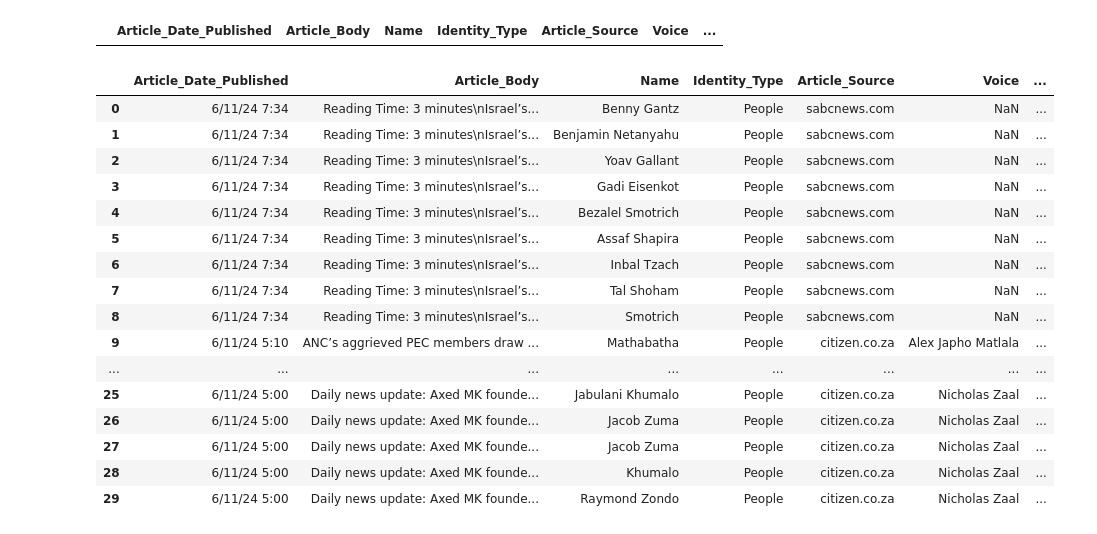
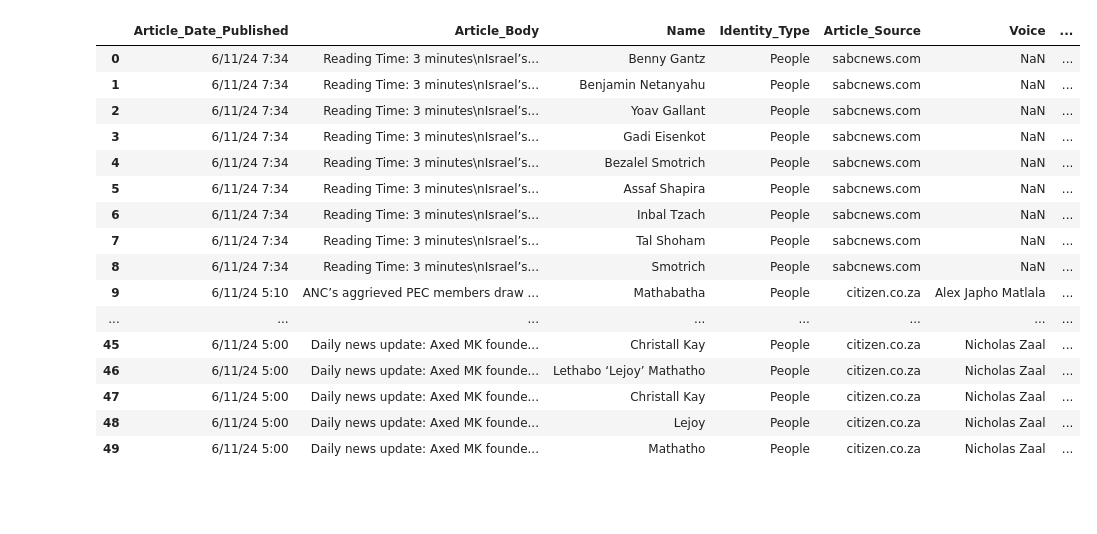
Before and after one commit to RevanthYalamanch/iX_Voxcroft2024, a Jupyter notebook: lydia0611.ipynb, the cells around one changed output. Drawn from its saved outputs; the diff is of its cells as text; code cells hidden in the pictures; blank space fills up the shorter version.

```diff
--- a/lydia0611.ipynb
+++ b/lydia0611.ipynb
@@ -13,20 +13,21 @@ df_new.rename(columns={'Article_Content_People_AI_Model': 'Name'}, inplace=True)
 df_new.rename(columns={'Article_Content_Entities_AI_Model': 'Identity_Type'}, inplace=True)
 #new column with the position of the name relative to the others in the article
 df_new['Position'] = np.nan
+#new column with the article associated
+df_new['Article'] = np.nan
-# %% [output]
-|  | Article_Date_Published | Article_Body | Name | Identity_Type | Article_Source | Voice | ... |
 # %%
 #create a subset of the data - this is what to change to use other parts of the dataset
 subset = df[:1000]
 # %%
 #separate the strings into arrays
-for num in range(0, len(df)):
-    subset.loc[num, 'Article_Content_People_AI_Model'] = str(subset['Article_Content_People_AI_Model'][num]).split("|")
-    subset.loc[num, 'Article_Content_Entities_AI_Model'] = str(subset['Article_Content_Entities_AI_Model'][num]).split("|")
+for num in range(0, len(subset)):
+    subset.at[num, 'Article_Content_People_AI_Model'] = str(subset['Article_Content_People_AI_Model'][num]).split("|")
+    subset.at[num, 'Article_Content_Entities_AI_Model'] = str(subset['Article_Content_Entities_AI_Model'][num]).split("|")
 # %%
 #add the people names
 newdf_counter = 0
 olddf_counter = -1
+article_counter = 0
 for entry in subset['Article_Content_People_AI_Model']:
     olddf_counter+=1
     position_counter = 0
@@ -34,6 +35,7 @@ for entry in subset['Article_Content_People_AI_Model']:
         df_new.loc[newdf_counter, 'Name'] = word
         df_new.loc[newdf_counter, 'Identity_Type'] = 'People'
         df_new.loc[newdf_counter, 'Position'] = position_counter
+        df_new.loc[newdf_counter, 'Article'] = article_counter
         df_new.loc[newdf_counter, 'Article_Date_Published'] = subset.loc[olddf_counter, 'Article_Date_Published']
         df_new.loc[newdf_counter, 'Article_Body'] = subset.loc[olddf_counter, 'Article_Body']
         df_new.loc[newdf_counter, 'Article_Source'] = subset.loc[olddf_counter, 'Article_Source']
@@ -43,10 +45,12 @@ for entry in subset['Article_Content_People_AI_Model']:
         df_new.loc[newdf_counter, 'Article_Topic_Keyword_Identified'] = subset.loc[olddf_counter, 'Article_Topic_Keyword_Identified']
         newdf_counter+=1
         position_counter+=1
+    article_counter+=1
 # %%
 #add the entity names
 newdf_counter = len(df_new)
 olddf_counter = -1
+article_counter = 0
 for entry in subset['Article_Content_Entities_AI_Model']:
     olddf_counter+=1
     position_counter = 0
@@ -54,6 +58,7 @@ for entry in subset['Article_Content_Entities_AI_Model']:
         df_new.loc[newdf_counter, 'Name'] = word
         df_new.loc[newdf_counter, 'Identity_Type'] = 'Entity'
         df_new.loc[newdf_counter, 'Position'] = position_counter
+        df_new.loc[newdf_counter, 'Article'] = article_counter
         df_new.loc[newdf_counter, 'Article_Date_Published'] = subset.loc[olddf_counter, 'Article_Date_Published']
         df_new.loc[newdf_counter, 'Article_Body'] = subset.loc[olddf_counter, 'Article_Body']
         df_new.loc[newdf_counter, 'Article_Source'] = subset.loc[olddf_counter, 'Article_Source']
@@ -63,25 +68,26 @@ for entry in subset['Article_Content_Entities_AI_Model']:
         df_new.loc[newdf_counter, 'Article_Topic_Keyword_Identified'] = subset.loc[olddf_counter, 'Article_Topic_Keyword_Identified']
         newdf_counter+=1
         position_counter+=1
+    article_counter+=1
 # %%
-df_new.head(30)
+df_new.head(50)
 # %% [output]
 |  | Article_Date_Published | Article_Body | Name | Identity_Type | Article_Source | Voice | ... |
 | 0 | 6/11/24 7:34 | Reading Time: 3 minutes\nIsrael’s... | Benny Gantz | People | sabcnews.com | NaN | ... |
 | 1 | 6/11/24 7:34 | Reading Time: 3 minutes\nIsrael’s... | Benjamin Netanyahu | People | sabcnews.com | NaN | ... |
 | 2 | 6/11/24 7:34 | Reading Time: 3 minutes\nIsrael’s... | Yoav Gallant | People | sabcnews.com | NaN | ... |
 | 3 | 6/11/24 7:34 | Reading Time: 3 minutes\nIsrael’s... | Gadi Eisenkot | People | sabcnews.com | NaN | ... |
 | 4 | 6/11/24 7:34 | Reading Time: 3 minutes\nIsrael’s... | Bezalel Smotrich | People | sabcnews.com | NaN | ... |
 | 5 | 6/11/24 7:34 | Reading Time: 3 minutes\nIsrael’s... | Assaf Shapira | People | sabcnews.com | NaN | ... |
 | 6 | 6/11/24 7:34 | Reading Time: 3 minutes\nIsrael’s... | Inbal Tzach | People | sabcnews.com | NaN | ... |
 | 7 | 6/11/24 7:34 | Reading Time: 3 minutes\nIsrael’s... | Tal Shoham | People | sabcnews.com | NaN | ... |
 | 8 | 6/11/24 7:34 | Reading Time: 3 minutes\nIsrael’s... | Smotrich | People | sabcnews.com | NaN | ... |
 | 9 | 6/11/24 5:10 | ANC’s aggrieved PEC members draw ... | Mathabatha | People | citizen.co.za | Alex Japho Matlala | ... |
 | ... | ... | ... | ... | ... | ... | ... | ... |
-| 25 | 6/11/24 5:00 | Daily news update: Axed MK founde... | Jabulani Khumalo | People | citizen.co.za | Nicholas Zaal | ... |
-| 26 | 6/11/24 5:00 | Daily news update: Axed MK founde... | Jacob Zuma | People | citizen.co.za | Nicholas Zaal | ... |
-| 27 | 6/11/24 5:00 | Daily news update: Axed MK founde... | Jacob Zuma | People | citizen.co.za | Nicholas Zaal | ... |
-| 28 | 6/11/24 5:00 | Daily news update: Axed MK founde... | Khumalo | People | citizen.co.za | Nicholas Zaal | ... |
-| 29 | 6/11/24 5:00 | Daily news update: Axed MK founde... | Raymond Zondo | People | citizen.co.za | Nicholas Zaal | ... |
+| 45 | 6/11/24 5:00 | Daily news update: Axed MK founde... | Christall Kay | People | citizen.co.za | Nicholas Zaal | ... |
+| 46 | 6/11/24 5:00 | Daily news update: Axed MK founde... | Lethabo ‘Lejoy’ Mathatho | People | citizen.co.za | Nicholas Zaal | ... |
+| 47 | 6/11/24 5:00 | Daily news update: Axed MK founde... | Christall Kay | People | citizen.co.za | Nicholas Zaal | ... |
+| 48 | 6/11/24 5:00 | Daily news update: Axed MK founde... | Lejoy | People | citizen.co.za | Nicholas Zaal | ... |
+| 49 | 6/11/24 5:00 | Daily news update: Axed MK founde... | Mathatho | People | citizen.co.za | Nicholas Zaal | ... |
 # %%
 df_new.to_csv('data_processed.csv')
```
